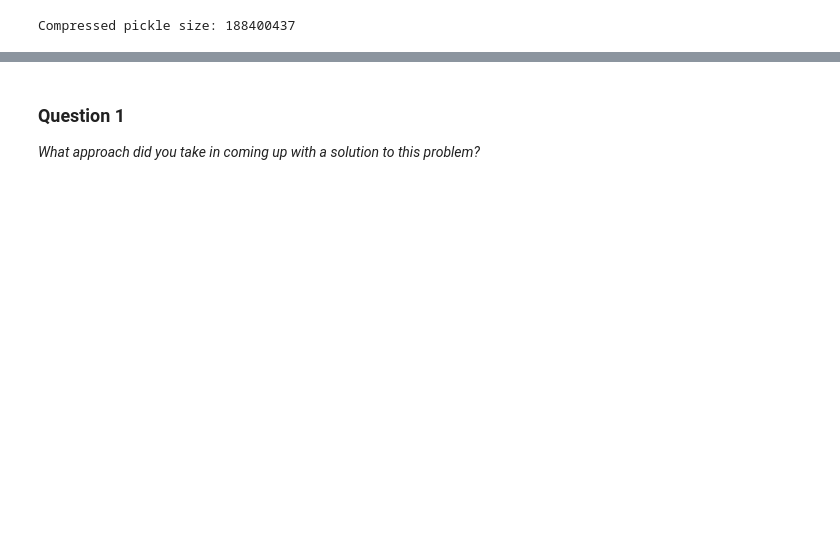
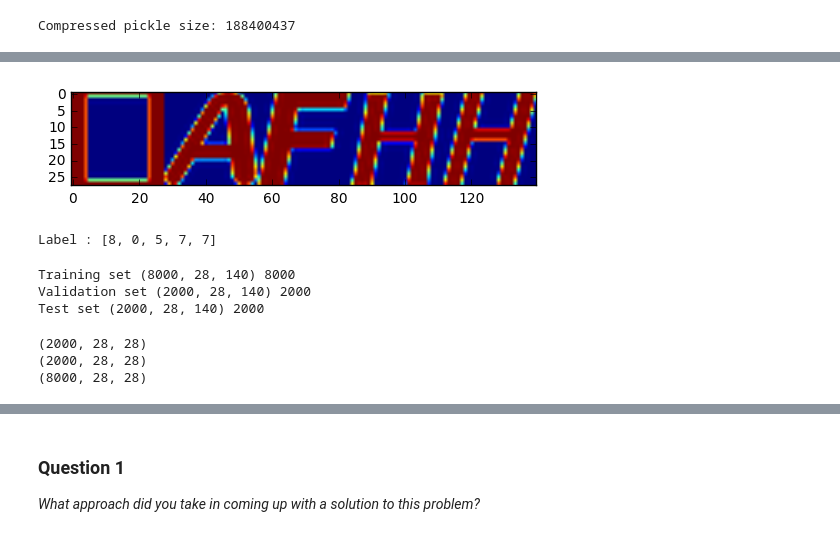
Before and after one commit to axlbert/SVHN_Recognition_NN, a Jupyter notebook: digit_recognition.ipynb, the cells around one changed output, grey strips where cells are left out. Saved outputs shown, nothing was run; the diff lists cells and outputs as text; code cells hidden in the pictures; blank space fills up the shorter version.

Commit message:
synthetic dataset with new aspect ratio

```diff
--- a/digit_recognition.ipynb
+++ b/digit_recognition.ipynb
@@ -183,0 +102,47 @@ Test accuracy: 87.7%
+# %%
+####approach to create synthetic with own modifications but based on udacity forum discussion####
+def createSequences(ndarr, labels_raw):
+    length_number = 5
+    stacked_pixelrow = image_size*length_number
+    dataset_size = ndarr.shape[0]
+    dataset_new = np.ndarray(shape=(dataset_size, image_size, stacked_pixelrow),
+                         dtype=np.float32)
+
+    data_labels = []
+
+    i = 0
+    w = 0
+    #1/5 of total size since we always handle 5 images at once
+    while i < (dataset_size/length_number):
+        temp = np.hstack(
+            [ndarr[w], ndarr[w + 1], ndarr[w + 2], ndarr[w + 3], ndarr[w + 4]])
+        ##if we keep this with i, we will have 32000 blue boxes
+        dataset_new[i, :] = temp
+        #adding a label id 5 for pos [0] to suggest length of number#
+        temp_str = [labels_raw[w], labels_raw[
+                    w + 1], labels_raw[w + 2], labels_raw[w + 3], labels_raw[w + 4]]
+        data_labels.append(temp_str)
+        w += length_number
+        i += 1
+    #asarray instead of array, otherwise returns list
+    #still returns list
+    np.asarray(data_labels)
+
+    return dataset_new, data_labels
+# %%
+train_dataset, train_labels = createSequences(train_dataset, train_labels)
+valid_dataset, valid_labels = createSequences(valid_dataset, valid_labels)
+test_dataset, test_labels = createSequences(test_dataset, test_labels)
+# %%
+import random
+
+def displaySequence(n):
+    fig=plt.figure()
+    plt.imshow(train_dataset[n])
+    plt.show()
+    print ('Label : {}'.format(train_labels[n]))
+
+displaySequence(7999)
+# %% [output]
+[figure, added]
+Label : [8, 0, 5, 7, 7]
@@ -183,0 +154,8 @@ Test accuracy: 87.7%
+# %%
+print('Training set', train_dataset.shape, len(train_labels))
+print('Validation set', valid_dataset.shape, len(valid_labels))
+print('Test set', test_dataset.shape, len(test_labels))
+# %% [output]
+Training set (8000, 28, 140) 8000
+Validation set (2000, 28, 140) 2000
+Test set (2000, 28, 140) 2000
@@ -183,0 +178,8 @@ Test accuracy: 87.7%
+# %%
+valid_dataset = resize_dataset(valid_dataset)
+test_dataset = resize_dataset(test_dataset)
+train_dataset = resize_dataset(train_dataset)
+# %% [output]
+(2000, 28, 28)
+(2000, 28, 28)
+(8000, 28, 28)
```
Also changed, not shown: parts of 40 cells of this notebook, 1 other file.
